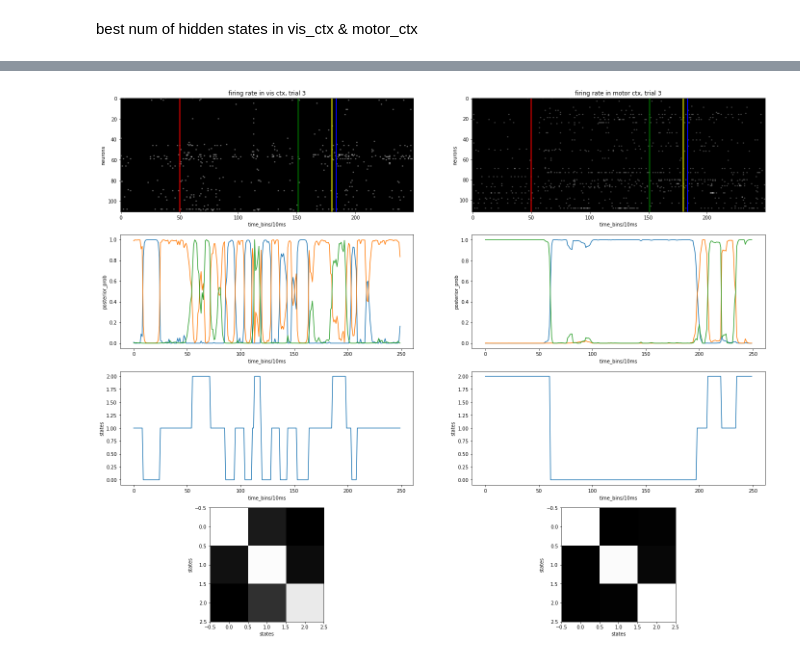
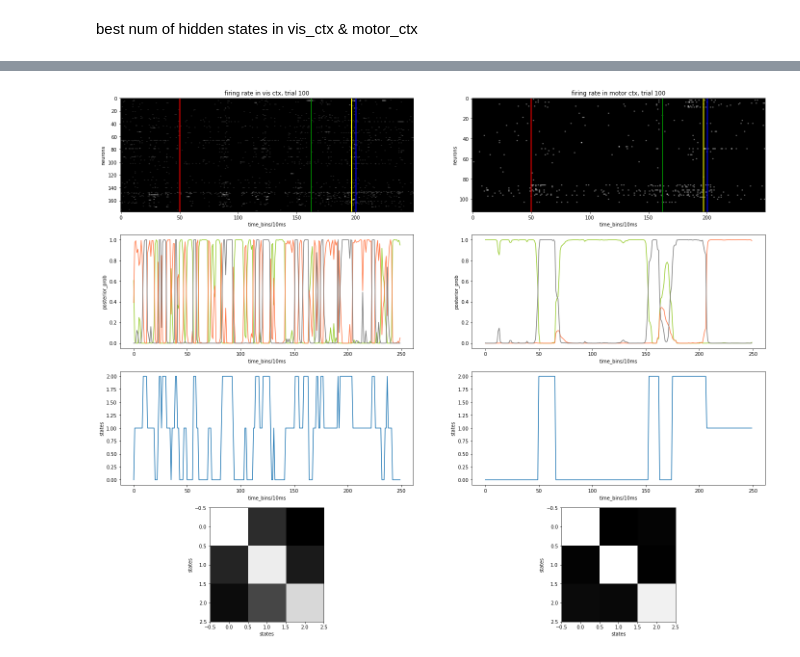
Before and after one commit to NMA2022Chaosfan/HMM_SteinmetzDataset, a Jupyter notebook: compare_vis_motor.ipynb, the cells around one changed output, grey strips where cells are left out. Drawn from its saved outputs; the diff is of its cells as text; code cells hidden in the pictures.

```diff
--- a/compare_vis_motor.ipynb
+++ b/compare_vis_motor.ipynb
@@ -177,7 +177,7 @@ for i in range(nareas):
     posterior_prob_areas[i] = posterior_prob
     transition_matrix_areas[i] = transition_matrix
 # %%
-f, axes = plt.subplots(ncols=nareas, figsize=(24, 10))
+f, axes = plt.subplots(ncols=nareas, figsize=(24, 8))
 
 for i in range(nareas):
 
@@ -200,7 +200,7 @@ for i in range(nareas):
     axes[i].plot(go_cue_sorted, np.arange(num_trials), color='green', marker='.', label='go_cue')
     axes[i].set_ylabel("trials")
     axes[i].set_xlabel("time_bins/10ms")
-    axes[i].set_title(f'states across trials in {regions[i]}')
+    axes[i].set_title(f'states across trials in {regions[i]}, sorted by go_cue time')
 
 plt.tight_layout
 plt.show()
@@ -208,0 +250,33 @@ plt.show()
+# %%
+f, axes = plt.subplots(ncols=nareas, figsize=(24, 8))
+
+for i in range(nareas):
+
+    input_data = neural_activity[barea==i]
+    num_neurons = input_data.shape[0]
+    num_trials = input_data.shape[1]
+    num_bins = input_data.shape[2]
+
+    states_mat = hidden_states_areas[i].reshape(num_trials, num_bins)
+
+    trial_resp_left_id = np.argwhere(resp_left_id==True).flatten()
+    trial_resp_no_id = np.argwhere(resp_no_id==True).flatten()
+    trial_resp_right_id = np.argwhere(resp_right_id==True).flatten()
+    resp_id = np.concatenate((trial_resp_left_id, trial_resp_no_id, trial_resp_right_id))
+    states_mat_sorted = states_mat[resp_id, :]
+
+    num_left = len(trial_resp_left_id)
+    num_no = len(trial_resp_no_id)
+    num_right = len(trial_resp_right_id)
+
+    cmp = mpl.colors.ListedColormap(['yellowgreen', 'coral', 'gray'])
+    axes[i].imshow(states_mat_sorted, aspect='auto', cmap=cmp)
+    axes[i].axvline(x=stim_onset/bin_size, color='red', linewidth=2, label='stim_onset')
+    axes[i].axhline(y=num_left, color='black', linewidth=2, label='resp_left')
+    axes[i].axhline(y=num_left+num_no, color='black', linewidth=2, label='resp_no')
+    axes[i].set_ylabel("trials")
+    axes[i].set_xlabel("time_bins/10ms")
+    axes[i].set_title(f'states across trials in {regions[i]}, sorted by resp types')
+
+plt.tight_layout
+plt.show()
@@ -209,39 +285,41 @@ plt.show()
 # %%
-n_trial = 3
+n_trial = 100
 fig, axes = plt.subplots(nrows=4, ncols=2, figsize=(24,20))
 
 for i in range(nareas):
 
     neural_activity_area = neural_activity[barea==i]
     axes[0][i].imshow(neural_activity_area[:,n_trial,:], aspect='auto', cmap='gray')
     axes[0][i].axvline(x=stim_onset/bin_size, color='red', linewidth=2, label='stim_onset')
     axes[0][i].axvline(x=gocue[n_trial]/bin_size, color='green', linewidth=2, label='go_cue')
     axes[0][i].axvline(x=feedback_time[n_trial]/bin_size, color='blue', linewidth=2, label='feedback_time')
     axes[0][i].axvline(x=response_time[n_trial]/bin_size, color='yellow', linewidth=2, label='response_time')
     axes[0][i].set_ylabel("neurons")
     axes[0][i].set_xlabel("time_bins/10ms")
     axes[0][i].set_title(f'firing rate in {regions[i]}, trial {n_trial}')
 
     num_neurons = neural_activity_area.shape[0]
     num_trials = neural_activity_area.shape[1]
     num_bins = neural_activity_area.shape[2]
     states_mat = hidden_states_areas[i].reshape(num_trials, num_bins)
     posterior_prob_mat = posterior_prob_areas[i].reshape(num_trials, num_bins, num_states)
-
-    axes[1][i].plot(posterior_prob_mat[n_trial])
+    ['yellowgreen', 'coral', 'gray']
+    axes[1][i].plot(posterior_prob_mat[n_trial][:, 0], color='yellowgreen')
+    axes[1][i].plot(posterior_prob_mat[n_trial][:, 1], color='coral')
+    axes[1][i].plot(posterior_prob_mat[n_trial][:, 2], color='gray')
     axes[1][i].set_ylabel("posterior_prob")
     axes[1][i].set_xlabel("time_bins/10ms")
 
     axes[2][i].plot(states_mat[n_trial])
     axes[2][i].set_ylabel("states")
     axes[2][i].set_xlabel("time_bins/10ms")
 
     axes[3][i].imshow(transition_matrix_areas[i], cmap='gray')
     axes[3][i].set_ylabel("states")
     axes[3][i].set_xlabel("states")
 
 plt.show()
 # %% [output]
-[figure, old version]
+[figure, new version]
 # %%
 n_folds = 5
```
Also changed, not shown: parts of 8 cells of this notebook, 1 other file.
